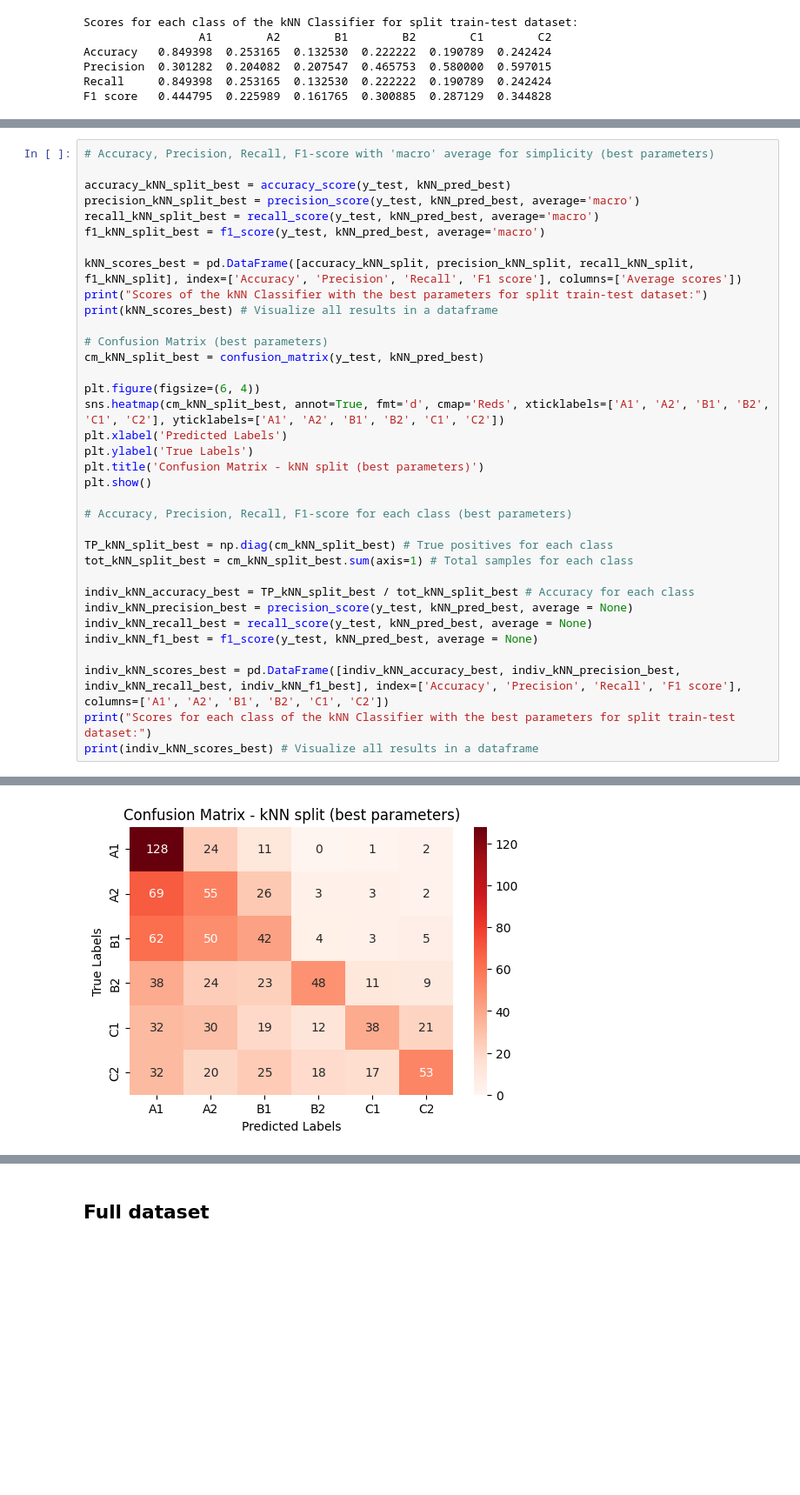
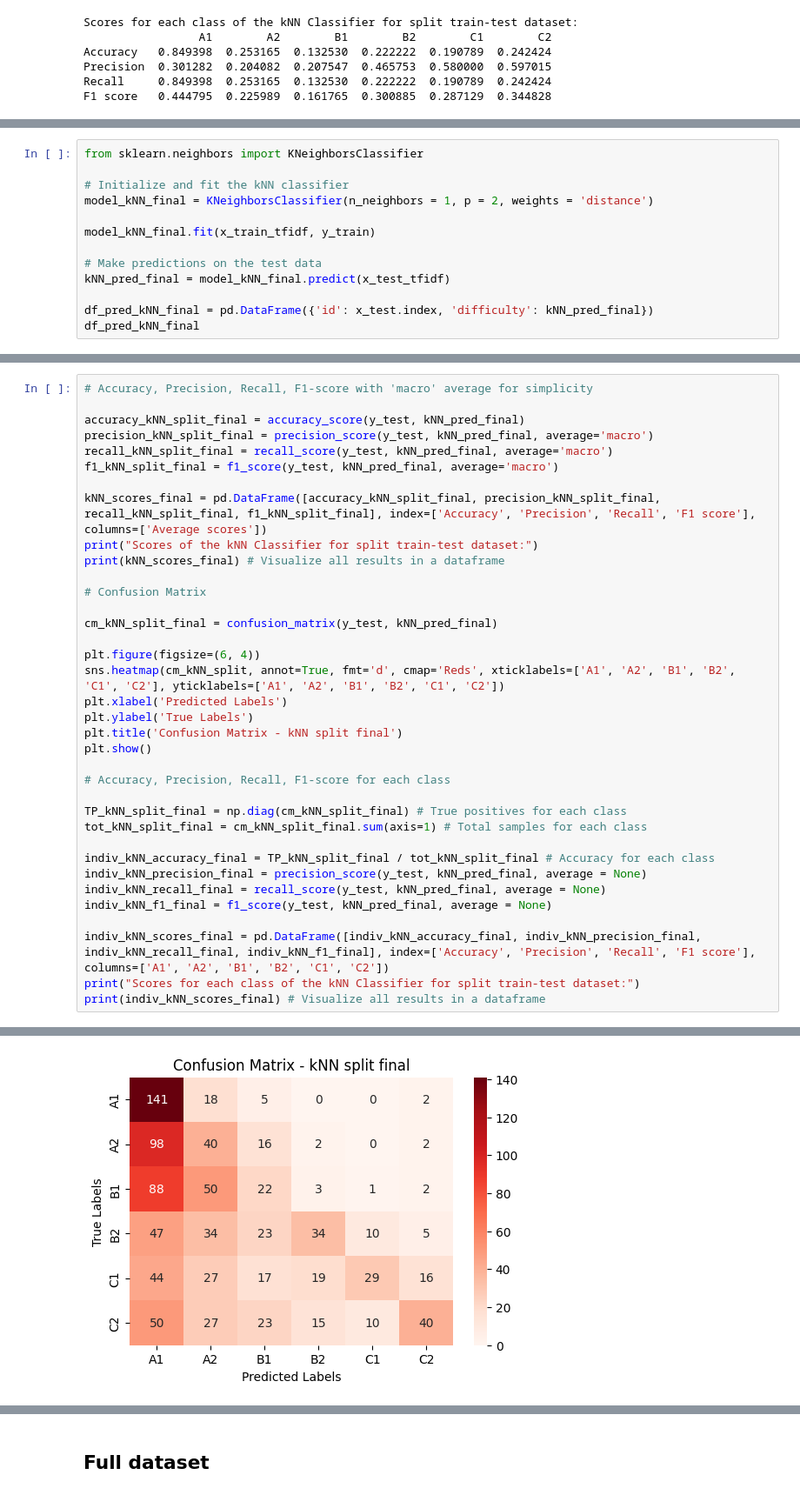
Before and after one commit to RebeccaKessler/Machine_Learning, a Jupyter notebook: Codes/Basic_Models.ipynb, the cells around one changed output, grey strips where cells are left out. Shown at 87% size. Drawn from its saved outputs; the diff is of its cells as text; blank space fills up the shorter version.

```diff
--- a/Codes/Basic_Models.ipynb
+++ b/Codes/Basic_Models.ipynb
@@ -394,0 +386,13 @@ The best parameters are: {'n_neighbors': 1, 'p': 1, 'weights': 'uniform'}
+# %%
+from sklearn.neighbors import KNeighborsClassifier
+
+# Initialize and fit the kNN classifier
+model_kNN_final = KNeighborsClassifier(n_neighbors = 1, p = 2, weights = 'distance')
+
+model_kNN_final.fit(x_train_tfidf, y_train)
+
+# Make predictions on the test data
+kNN_pred_final = model_kNN_final.predict(x_test_tfidf)
+
+df_pred_kNN_final = pd.DataFrame({'id': x_test.index, 'difficulty': kNN_pred_final})
+df_pred_kNN_final
@@ -395,36 +413,37 @@ The best parameters are: {'n_neighbors': 1, 'p': 1, 'weights': 'uniform'}
 # %%
-# Accuracy, Precision, Recall, F1-score with 'macro' average for simplicity (best parameters)
+# Accuracy, Precision, Recall, F1-score with 'macro' average for simplicity
 
-accuracy_kNN_split_best = accuracy_score(y_test, kNN_pred_best)
-precision_kNN_split_best = precision_score(y_test, kNN_pred_best, average='macro')
-recall_kNN_split_best = recall_score(y_test, kNN_pred_best, average='macro')
-f1_kNN_split_best = f1_score(y_test, kNN_pred_best, average='macro')
+accuracy_kNN_split_final = accuracy_score(y_test, kNN_pred_final)
+precision_kNN_split_final = precision_score(y_test, kNN_pred_final, average='macro')
+recall_kNN_split_final = recall_score(y_test, kNN_pred_final, average='macro')
+f1_kNN_split_final = f1_score(y_test, kNN_pred_final, average='macro')
 
-kNN_scores_best = pd.DataFrame([accuracy_kNN_split, precision_kNN_split, recall_kNN_split, f1_kNN_split], index=['Accuracy', 'Precision', 'Recall', 'F1 score'], columns=['Average scores'])
-print("Scores of the kNN Classifier with the best parameters for split train-test dataset:")
-print(kNN_scores_best) # Visualize all results in a dataframe
+kNN_scores_final = pd.DataFrame([accuracy_kNN_split_final, precision_kNN_split_final, recall_kNN_split_final, f1_kNN_split_final], index=['Accuracy', 'Precision', 'Recall', 'F1 score'], columns=['Average scores'])
+print("Scores of the kNN Classifier for split train-test dataset:")
+print(kNN_scores_final) # Visualize all results in a dataframe
 
-# Confusion Matrix (best parameters)
-cm_kNN_split_best = confusion_matrix(y_test, kNN_pred_best)
+# Confusion Matrix
+
+cm_kNN_split_final = confusion_matrix(y_test, kNN_pred_final)
 
 plt.figure(figsize=(6, 4))
-sns.heatmap(cm_kNN_split_best, annot=True, fmt='d', cmap='Reds', xticklabels=['A1', 'A2', 'B1', 'B2', 'C1', 'C2'], yticklabels=['A1', 'A2', 'B1', 'B2', 'C1', 'C2'])
+sns.heatmap(cm_kNN_split, annot=True, fmt='d', cmap='Reds', xticklabels=['A1', 'A2', 'B1', 'B2', 'C1', 'C2'], yticklabels=['A1', 'A2', 'B1', 'B2', 'C1', 'C2'])
 plt.xlabel('Predicted Labels')
 plt.ylabel('True Labels')
-plt.title('Confusion Matrix - kNN split (best parameters)')
+plt.title('Confusion Matrix - kNN split final')
 plt.show()
 
-# Accuracy, Precision, Recall, F1-score for each class (best parameters)
+# Accuracy, Precision, Recall, F1-score for each class
 
-TP_kNN_split_best = np.diag(cm_kNN_split_best) # True positives for each class
-tot_kNN_split_best = cm_kNN_split_best.sum(axis=1) # Total samples for each class
+TP_kNN_split_final = np.diag(cm_kNN_split_final) # True positives for each class
+tot_kNN_split_final = cm_kNN_split_final.sum(axis=1) # Total samples for each class
 
-indiv_kNN_accuracy_best = TP_kNN_split_best / tot_kNN_split_best # Accuracy for each class
-indiv_kNN_precision_best = precision_score(y_test, kNN_pred_best, average = None)
-indiv_kNN_recall_best = recall_score(y_test, kNN_pred_best, average = None)
-indiv_kNN_f1_best = f1_score(y_test, kNN_pred_best, average = None)
+indiv_kNN_accuracy_final = TP_kNN_split_final / tot_kNN_split_final # Accuracy for each class
+indiv_kNN_precision_final = precision_score(y_test, kNN_pred_final, average = None)
+indiv_kNN_recall_final = recall_score(y_test, kNN_pred_final, average = None)
+indiv_kNN_f1_final = f1_score(y_test, kNN_pred_final, average = None)
 
-indiv_kNN_scores_best = pd.DataFrame([indiv_kNN_accuracy_best, indiv_kNN_precision_best, indiv_kNN_recall_best, indiv_kNN_f1_best], index=['Accuracy', 'Precision', 'Recall', 'F1 score'], columns=['A1', 'A2', 'B1', 'B2', 'C1', 'C2'])
-print("Scores for each class of the kNN Classifier with the best parameters for split train-test dataset:")
-print(indiv_kNN_scores_best) # Visualize all results in a dataframe
+indiv_kNN_scores_final = pd.DataFrame([indiv_kNN_accuracy_final, indiv_kNN_precision_final, indiv_kNN_recall_final, indiv_kNN_f1_final], index=['Accuracy', 'Precision', 'Recall', 'F1 score'], columns=['A1', 'A2', 'B1', 'B2', 'C1', 'C2'])
+print("Scores for each class of the kNN Classifier for split train-test dataset:")
+print(indiv_kNN_scores_final) # Visualize all results in a dataframe
 # %% [output]
@@ -437 +456 @@ F1 score         0.294232
-[figure, old version]
+[figure, new version]
```
Also changed, not shown: parts of 11 cells of this notebook.
